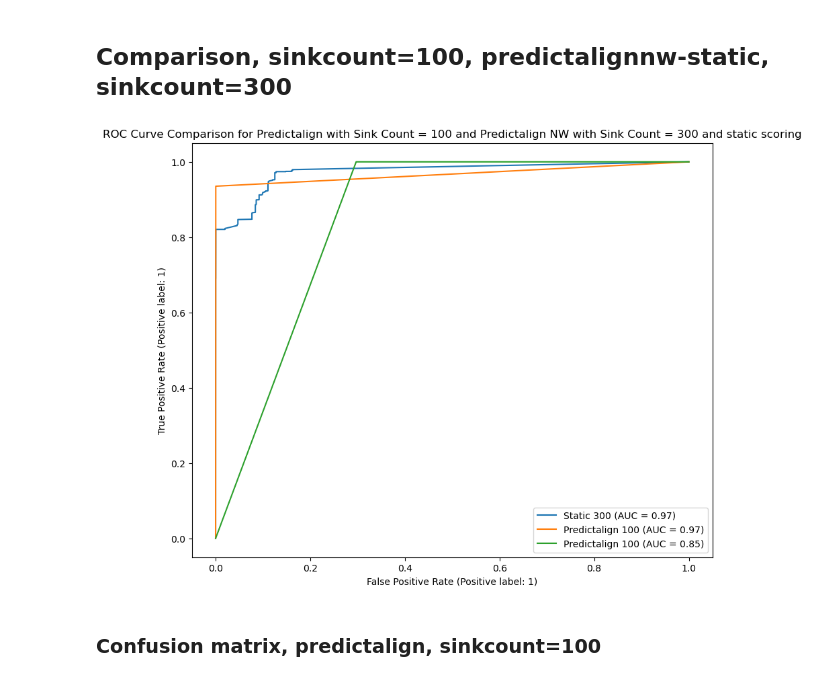
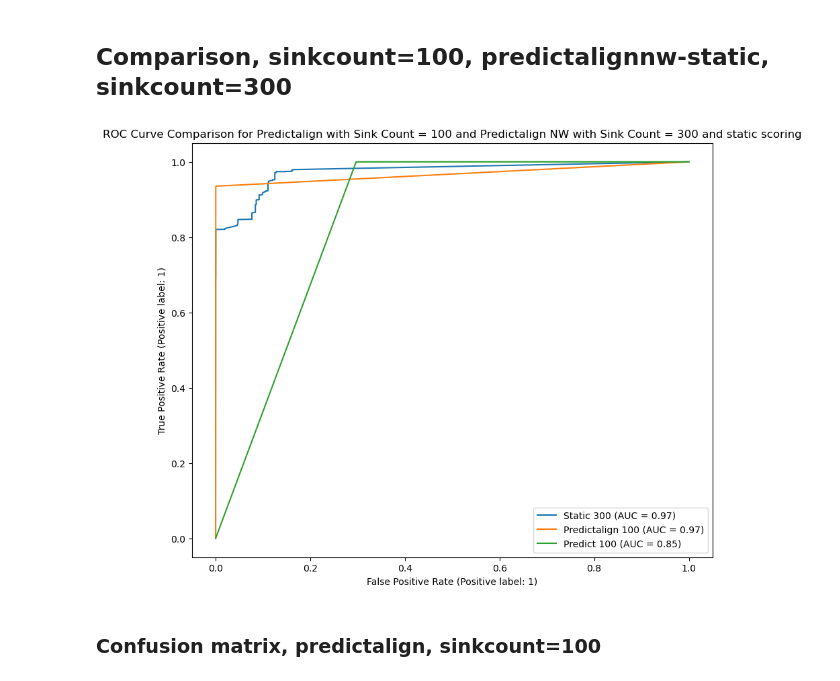
Before and after one commit to Mirijam1/NW-sequence-alignment, a Jupyter notebook: compare_predictalign_nw.ipynb, the cells around one changed output. Cells and saved outputs as stored; diff of their text form; code cells hidden in the pictures.

```diff
--- a/compare_predictalign_nw.ipynb
+++ b/compare_predictalign_nw.ipynb
@@ -625,19 +625,19 @@ plt.show()
 # %%
 # Plot all ROC curves in one plot
 plt.figure(figsize=(10, 8))
 
 RocCurveDisplay.from_predictions(y_label_static300, y_pred_static300, name='Static 300',ax=plt.gca())
 RocCurveDisplay.from_predictions(y_label_100, y_pred_100, name='Predictalign 100',ax=plt.gca())
-RocCurveDisplay.from_predictions(y_label_100_1, y_pred_100_1, name='Predictalign 100',ax=plt.gca())
+RocCurveDisplay.from_predictions(y_label_100_1, y_pred_100_1, name='Predict 100',ax=plt.gca())
 
 # Add title and legend
 plt.title("ROC Curve Comparison for Predictalign with Sink Count = 100 and Predictalign NW with Sink Count = 300 and static scoring")
 plt.legend(loc="lower right")
 
 # Show plot
 plt.show()
 # %% [output]
-[figure, old version]
+[figure, new version]
 # %% [markdown]
 ### Confusion matrix, predictalign, sinkcount=100
 # %%
```
Also changed, not shown: parts of 5 cells of this notebook, 7 other files.
